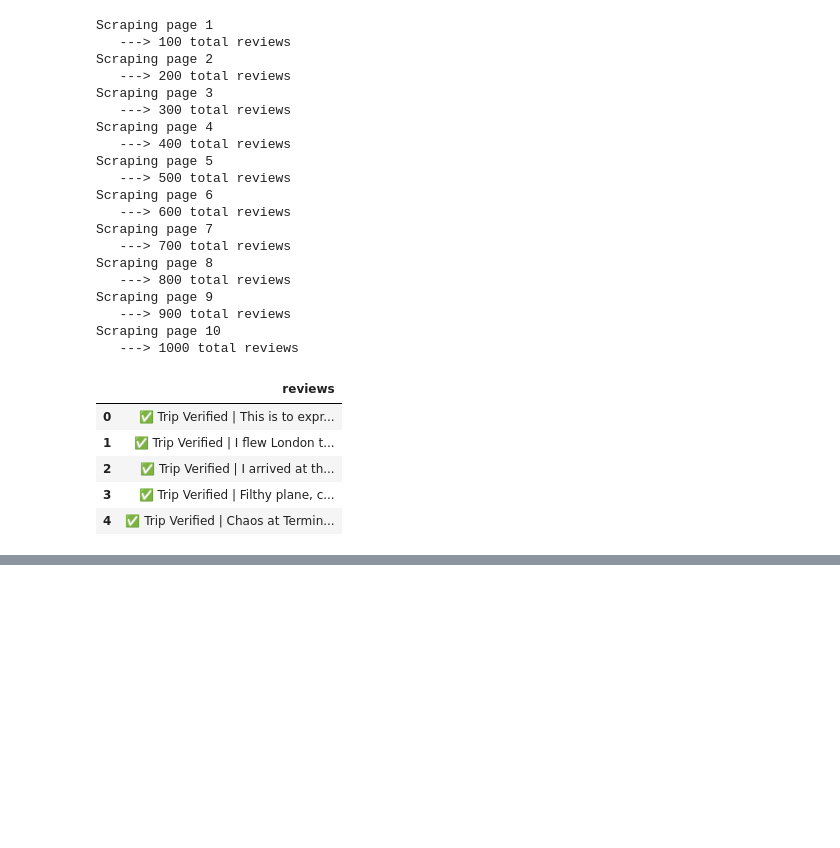
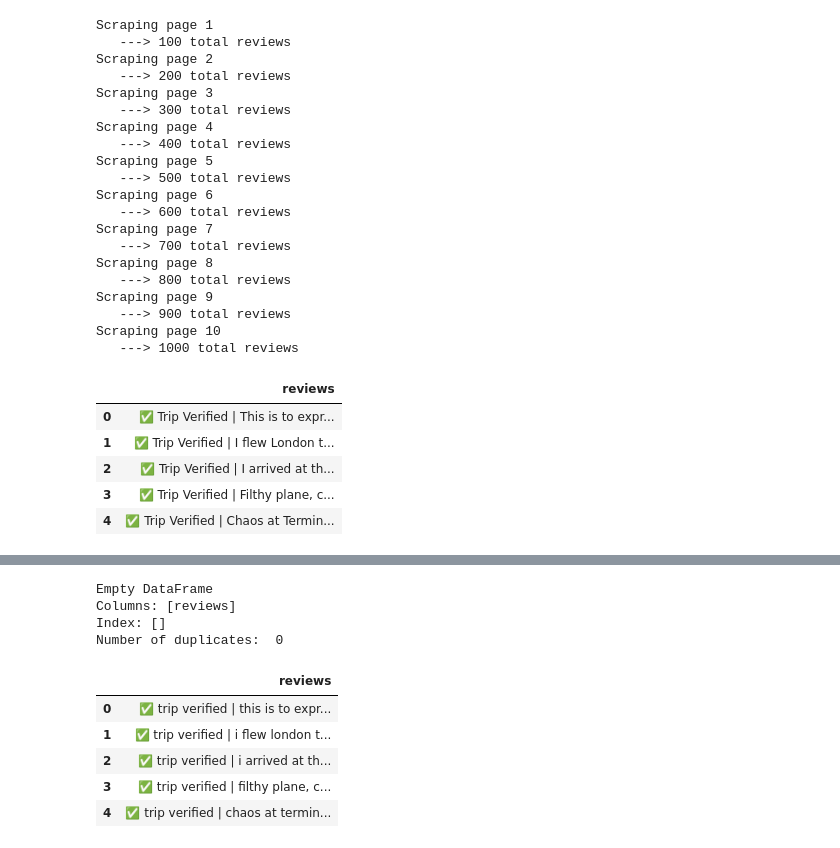
Before and after one commit to Timmy485/AeroReview_Explorer, a Jupyter notebook: notebooks/getting_started.ipynb, the cells around one changed output, grey strips where cells are left out. Saved outputs shown, nothing was run; the diff lists cells and outputs as text; code cells hidden in the pictures; blank space fills up the shorter version.

Commit message:
cleaned scraped data

```diff
--- a/notebooks/getting_started.ipynb
+++ b/notebooks/getting_started.ipynb
@@ -61,0 +69,2 @@ df.to_csv("../data/BA_reviews.csv", index=False)
+# %%
+data = pd.read_csv('..\data\BA_reviews.csv')
@@ -61,0 +88,28 @@ df.to_csv("../data/BA_reviews.csv", index=False)
+# %%
+# check for and remove duplicate rows
+duplicates = data[data.duplicated(keep=False)]
+print(duplicates)
+duplicates = data.duplicated(subset=['reviews'])
+print("Number of duplicates: ", duplicates.sum())
+data.drop_duplicates(subset=['reviews'], inplace=True)
+# %% [output]
+Empty DataFrame
+Columns: [reviews]
+Index: []
+Number of duplicates:  0
+# %%
+df = pd.DataFrame()
+# Convert text to lowercase
+df['reviews'] = data['reviews'].apply(lambda x: " ".join(x.lower() for x in x.split()))
+# %%
+#remove ( and )
+df['reviews'] = [text.replace('(', '').replace(')', '') for text in df.reviews]
+# %%
+df.head()
+# %% [output]
+|  | reviews |
+| 0 | ✅ trip verified | this is to expr... |
+| 1 | ✅ trip verified | i flew london t... |
+| 2 | ✅ trip verified | i arrived at th... |
+| 3 | ✅ trip verified | filthy plane, c... |
+| 4 | ✅ trip verified | chaos at termin... |
```
Also changed, not shown: parts of 11 cells of this notebook, 4 other files.
